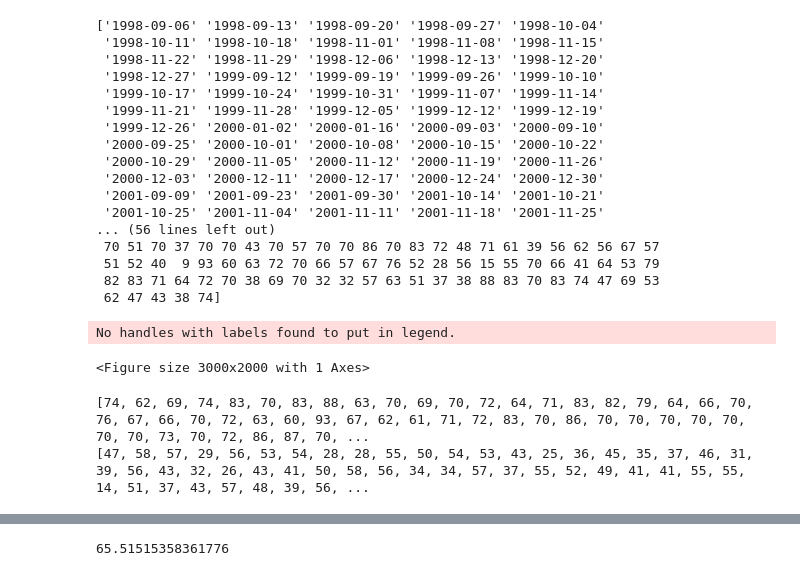
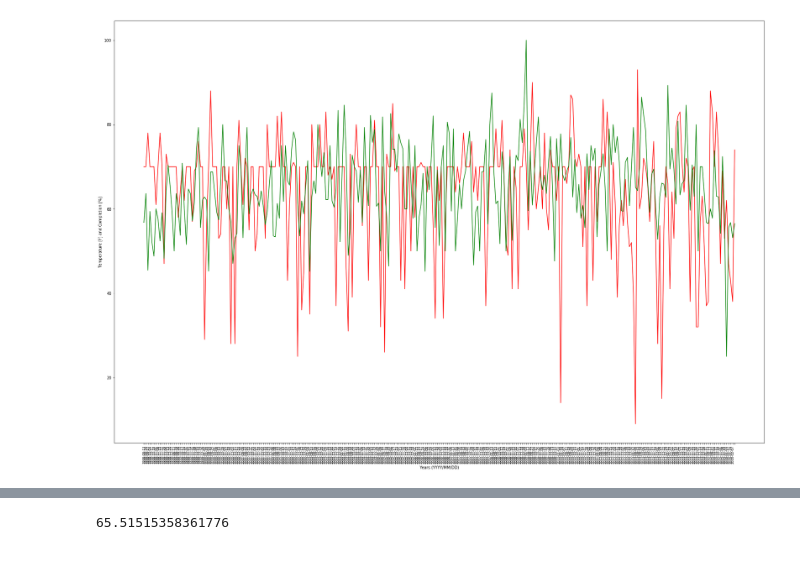
Before and after one commit to valpomet330-FA18/final-project-hbricca, a Jupyter notebook: Peyton_Manning.ipynb, the cells around one changed output, grey strips where cells are left out. Cells and saved outputs as stored; diff of their text form; code cells hidden in the pictures.

```diff
--- a/Peyton_Manning.ipynb
+++ b/Peyton_Manning.ipynb
@@ -82,44 +44,22 @@ temps
 # %%
 # Defining the variables of years
 years = temps.Year.values
-print(years)
 temp = temps.Temperatures.values
-print(temp)
-# %% [output]
-['1998-09-06' '1998-09-13' '1998-09-20' '1998-09-27' '1998-10-04'
- '1998-10-11' '1998-10-18' '1998-11-01' '1998-11-08' '1998-11-15'
- '1998-11-22' '1998-11-29' '1998-12-06' '1998-12-13' '1998-12-20'
- '1998-12-27' '1999-09-12' '1999-09-19' '1999-09-26' '1999-10-10'
- '1999-10-17' '1999-10-24' '1999-10-31' '1999-11-07' '1999-11-14'
- '1999-11-21' '1999-11-28' '1999-12-05' '1999-12-12' '1999-12-19'
- '1999-12-26' '2000-01-02' '2000-01-16' '2000-09-03' '2000-09-10'
- '2000-09-25' '2000-10-01' '2000-10-08' '2000-10-15' '2000-10-22'
- '2000-10-29' '2000-11-05' '2000-11-12' '2000-11-19' '2000-11-26'
- '2000-12-03' '2000-12-11' '2000-12-17' '2000-12-24' '2000-12-30'
- '2001-09-09' '2001-09-23' '2001-09-30' '2001-10-14' '2001-10-21'
- '2001-10-25' '2001-11-04' '2001-11-11' '2001-11-18' '2001-11-25'
-... (56 lines left out)
- 70 51 70 37 70 70 43 70 57 70 70 86 70 83 72 48 71 61 39 56 62 56 67 57
- 51 52 40  9 93 60 63 72 70 66 57 67 76 52 28 56 15 55 70 66 41 64 53 79
- 82 83 71 64 72 70 38 69 70 32 32 57 63 51 37 38 88 83 70 83 74 47 69 53
- 62 47 43 38 74]
 # %%
 # Now plotting to see if the correlation between warm temperatures and high pass percentages are correlated using
 # A scatter plot where the green values are completion rate and red values are temperatures.
 import matplotlib.pyplot as plt
 completion = pass_percent.Cmp.values
 plt.figure(1, figsize = (30,20))
 plt.plot(years,temp, color = 'red' )
 plt.plot(years, completion, color = 'green')
 plt.xlabel('Years (YYYY/MM/DD)')
 plt.xticks(np.arange(293), years[1:293], rotation=90, size=8)
 plt.ylabel('Temperature [F] and Completion [%]')
-plt.legend()
 plt.savefig('tempandcompletionrate.png', dpi=150)
 plt.show()
 # %% [output]
-No handles with labels found to put in legend.
-<Figure size 3000x2000 with 1 Axes>
+[figure, added]
 # %%
 # Calculting the median
 median = np.median(temp)
@@ -166,11 +106,8 @@ for t in range(293):
 #print (tempsep)
 warmdays = tempsep[low:292]
 colddays = tempsep[0:high]
-print(warmdays)
-print(colddays)
+#print(warmdays)
+#print(colddays)
-# %% [output]
-[74, 62, 69, 74, 83, 70, 83, 88, 63, 70, 69, 70, 72, 64, 71, 83, 82, 79, 64, 66, 70, 76, 67, 66, 70, 72, 63, 60, 93, 67, 62, 61, 71, 72, 83, 70, 86, 70, 70, 70, 70, 70, 70, 70, 73, 70, 72, 86, 87, 70, ...
-[47, 58, 57, 29, 56, 53, 54, 28, 28, 55, 50, 54, 53, 43, 25, 36, 45, 35, 37, 46, 31, 39, 56, 43, 32, 26, 43, 41, 50, 58, 56, 34, 34, 57, 37, 55, 52, 49, 41, 41, 55, 55, 14, 51, 37, 43, 57, 48, 39, 56, ...
 # %%
 # Now making a definition to determine the days in which the temperatures were cold on given dates.
 def cold_days(temp):
```
Also changed, not shown: parts of 8 cells of this notebook.
